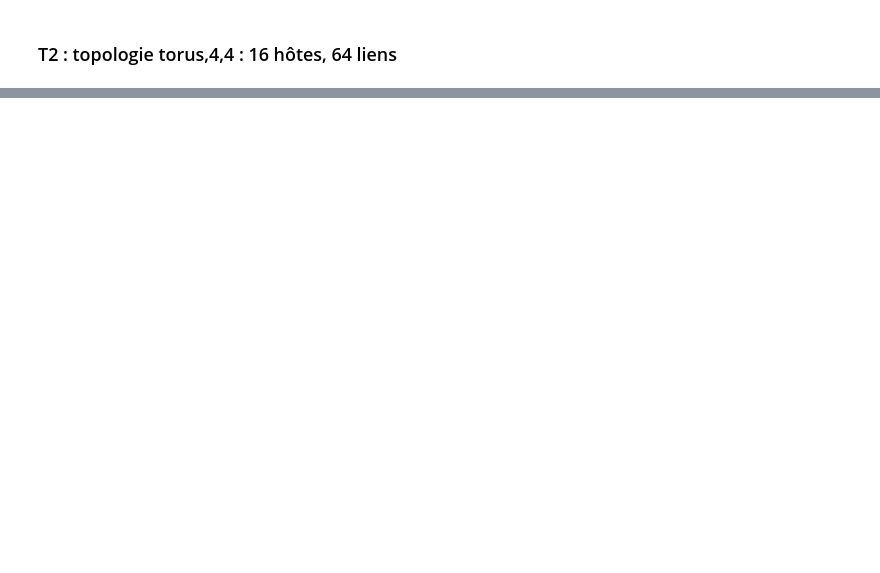
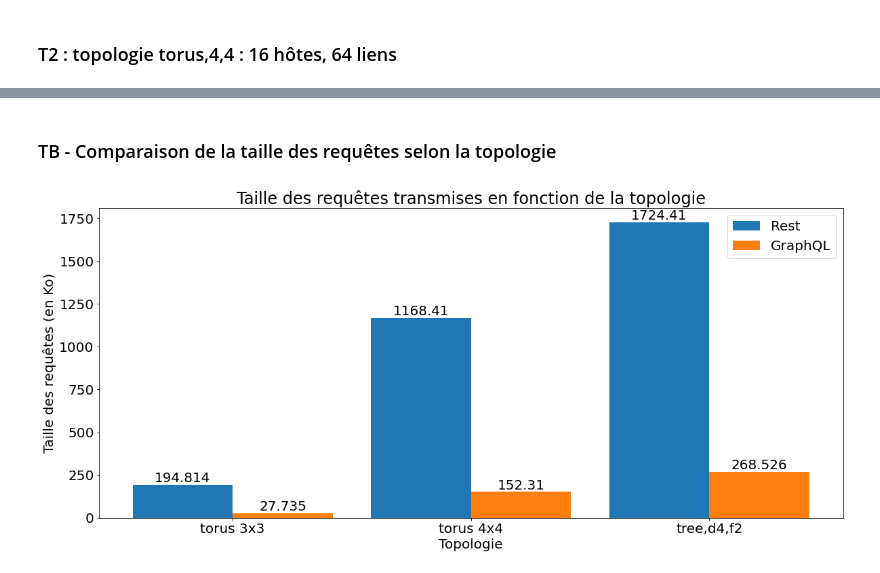
Before and after one commit to dlu02/stage2a, a Jupyter notebook: tests-vall.ipynb, the cells around one changed output, grey strips where cells are left out. Cells and saved outputs as stored; diff of their text form; code cells hidden in the pictures; blank space fills up the shorter version.

```diff
--- a/tests-vall.ipynb
+++ b/tests-vall.ipynb
@@ -433,0 +362,11 @@ trace_resultats(l2)
+# %%
+gq_req_size = 0
+rest_req_size = 0
+size_req_re = 0
+size_req_gq = 0
+
+gr_rest = create_graph_rest(ip)
+gr_graphql = create_graph_graphql(ip)
+
+l3 = do_install_intent(gr_rest,gr_graphql)
+print(l3)
@@ -433,0 +424,39 @@ trace_resultats(l2)
+# %% [markdown]
+### TB - Comparaison de la taille des requêtes selon la topologie
+# %%
+taille_req_re = [l[3],l2[3],l3[3]]
+taille_req_gq = [l[4],l2[4],l3[4]]
+
+for i in range(0,len(taille_req_gq)):
+    taille_req_gq[i] /= 1000
+    taille_req_re[i] /= 1000
+
+topo = ["torus 3x3", "torus 4x4", "tree,d4,f2"]
+
+labels = ["torus 3x3", "torus 4x4", "tree,d4,f2"]
+
+x = np.arange(len(labels))
+width = 0.42
+
+fig3, ax3 = plt.subplots(figsize=(17,8))
+
+rects1 = ax3.bar(x - width/2, taille_req_re, width, label='Rest')
+rects2 = ax3.bar(x + width/2, taille_req_gq, width, label='GraphQL')
+
+# Add some text for labels, title and custom x-axis tick labels, etc.
+ax3.set_xlabel('Topologie')
+ax3.set_ylabel('Taille des requêtes (en Ko)')
+ax3.set_title('Taille des requêtes transmises en fonction de la topologie')
+ax3.set_xticks(x)
+ax3.set_xticklabels(labels)
+ax3.legend()
+
+ax3.bar_label(rects1)
+ax3.bar_label(rects2)
+
+fig3.tight_layout()
+
+plt.rcParams["font.size"] = "20"
+plt.show()
+# %% [output]
+[figure, added]
```
Also changed, not shown: parts of 11 cells of this notebook.
